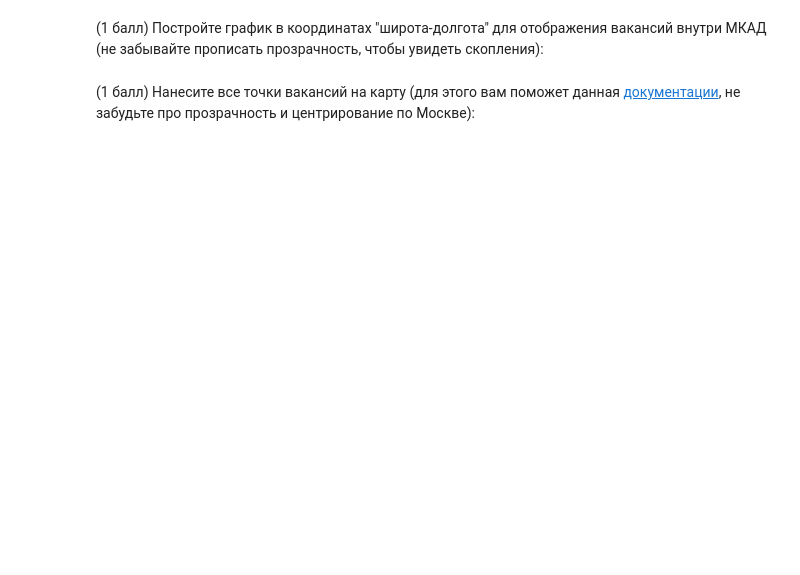
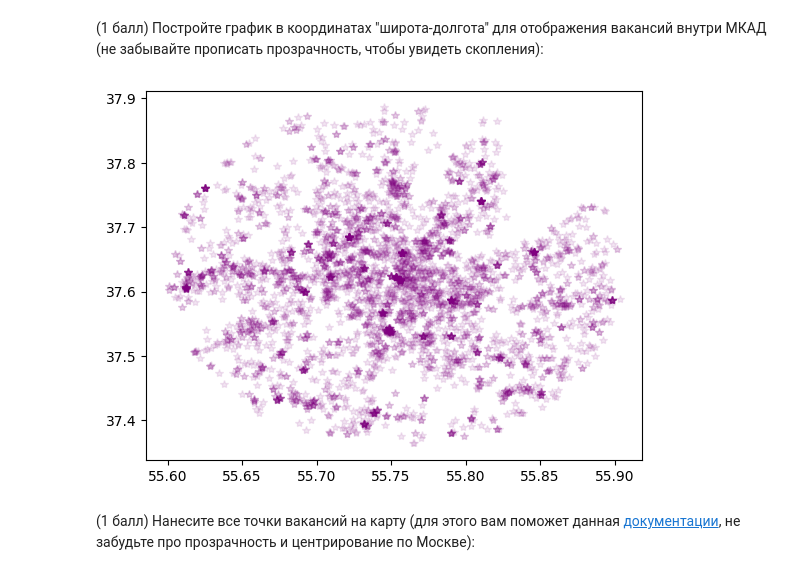
Before and after one commit to khuzin-e/mipt-sem2-python-lab, a Jupyter notebook: lab_work.ipynb, the cells around one changed output. Saved outputs shown, nothing was run; the diff lists cells and outputs as text; code cells hidden in the pictures; blank space fills up the shorter version.

```diff
--- a/lab_work.ipynb
+++ b/lab_work.ipynb
@@ -166,2 +164,9 @@ print(len(mkad_vac))
+# %%
+x = [vac['lat'] for vac in mkad_vac]
+y = [vac['lng'] for vac in mkad_vac]
+plt.plot(x, y, color='purple', marker='*', alpha=0.1, linewidth=0)
+plt.show()
+# %% [output]
+[figure, added]
 # %% [markdown]
 (1 балл) Нанесите все точки вакансий на карту (для этого вам поможет данная <a target="_blank" href="https://plotly.com/python/mapbox-layers/">документации</a>, не забудьте про прозрачность и центрирование по Москве):
```
Also changed, not shown: parts of 44 cells of this notebook.
